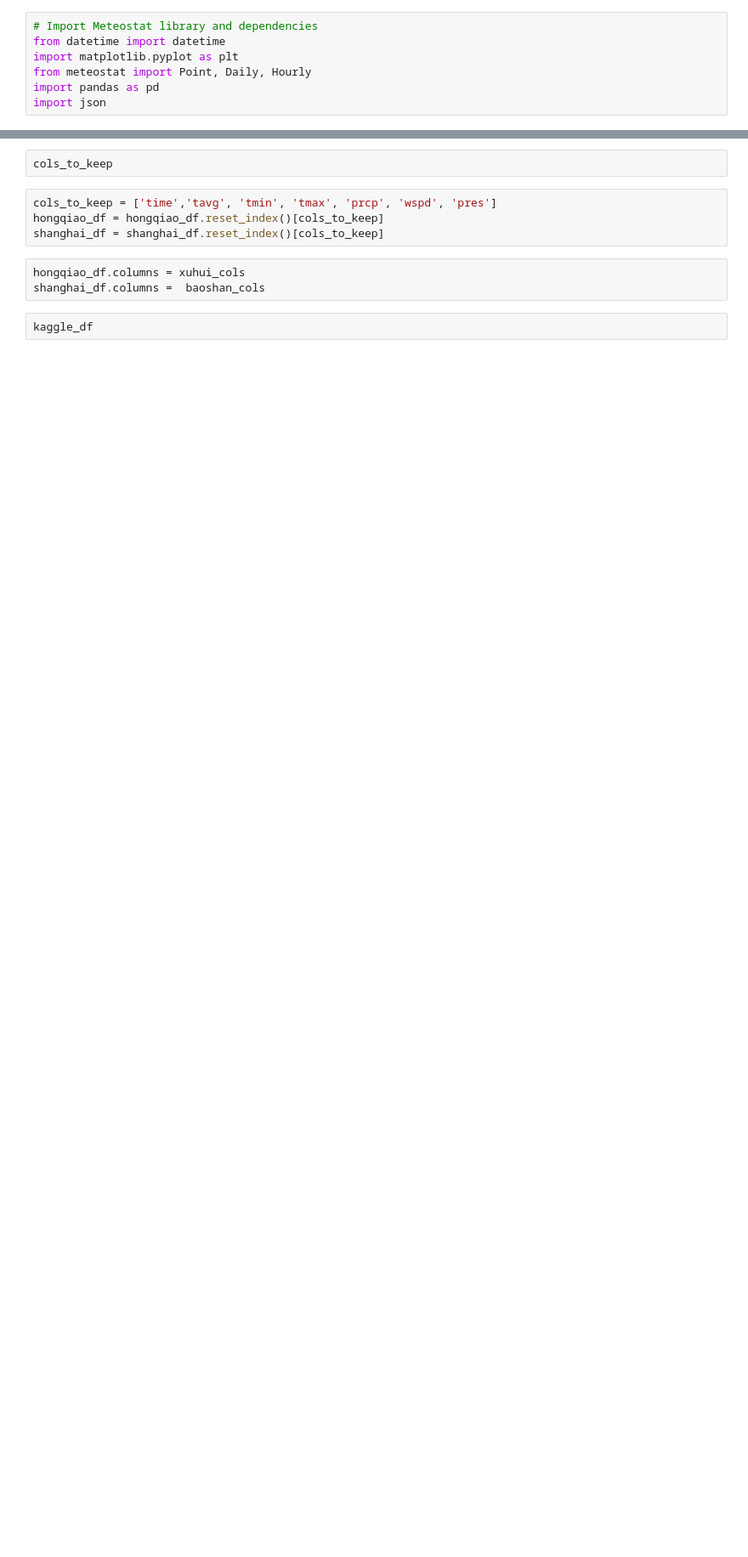
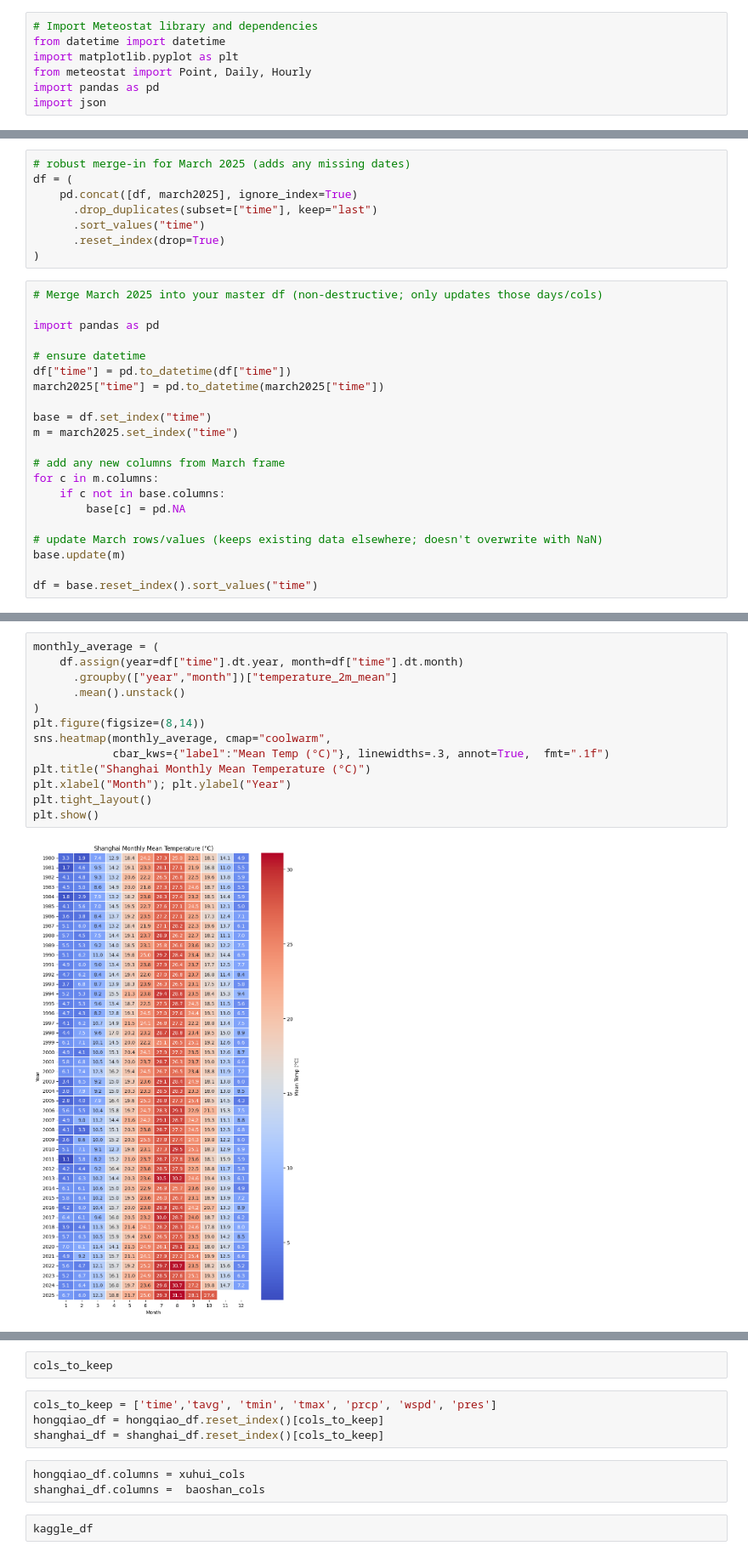
Before and after one commit to gderiddershanghai/shanghai-weather-app, a Jupyter notebook: METEASTAT_API.ipynb, the cells around one changed output, grey strips where cells are left out. Shown at 85% size. Drawn from its saved outputs; the diff is of its cells as text; blank space fills up the shorter version.

```diff
--- a/METEASTAT_API.ipynb
+++ b/METEASTAT_API.ipynb
@@ -9,0 +275,29 @@ import json
+# %%
+# robust merge-in for March 2025 (adds any missing dates)
+df = (
+    pd.concat([df, march2025], ignore_index=True)
+      .drop_duplicates(subset=["time"], keep="last")
+      .sort_values("time")
+      .reset_index(drop=True)
+)
+# %%
+# Merge March 2025 into your master df (non-destructive; only updates those days/cols)
+
+import pandas as pd
+
+# ensure datetime
+df["time"] = pd.to_datetime(df["time"])
+march2025["time"] = pd.to_datetime(march2025["time"])
+
+base = df.set_index("time")
+m = march2025.set_index("time")
+
+# add any new columns from March frame
+for c in m.columns:
+    if c not in base.columns:
+        base[c] = pd.NA
+
+# update March rows/values (keeps existing data elsewhere; doesn't overwrite with NaN)
+base.update(m)
+
+df = base.reset_index().sort_values("time")
@@ -9,0 +373,15 @@ import json
+# %%
+monthly_average = (
+    df.assign(year=df["time"].dt.year, month=df["time"].dt.month)
+      .groupby(["year","month"])["temperature_2m_mean"]
+      .mean().unstack()
+)
+plt.figure(figsize=(8,14))
+sns.heatmap(monthly_average, cmap="coolwarm",
+            cbar_kws={"label":"Mean Temp (°C)"}, linewidths=.3, annot=True,  fmt=".1f")
+plt.title("Shanghai Monthly Mean Temperature (°C)")
+plt.xlabel("Month"); plt.ylabel("Year")
+plt.tight_layout()
+plt.show()
+# %% [output]
+[figure, added]
```
Also changed, not shown: parts of 40 cells of this notebook, 2 other files.
